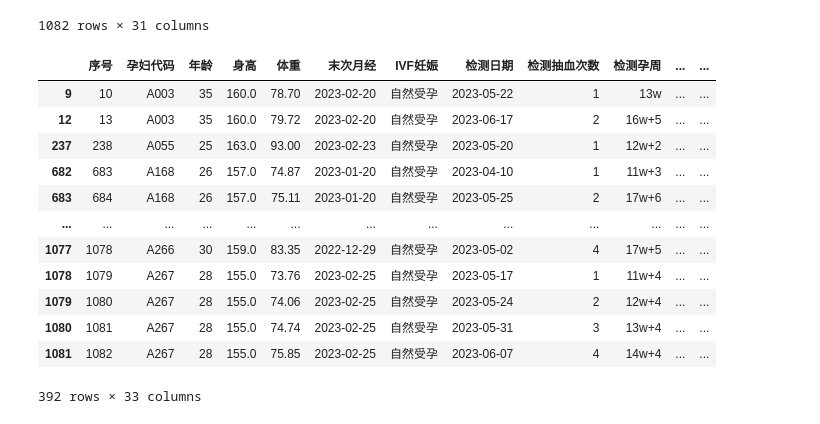
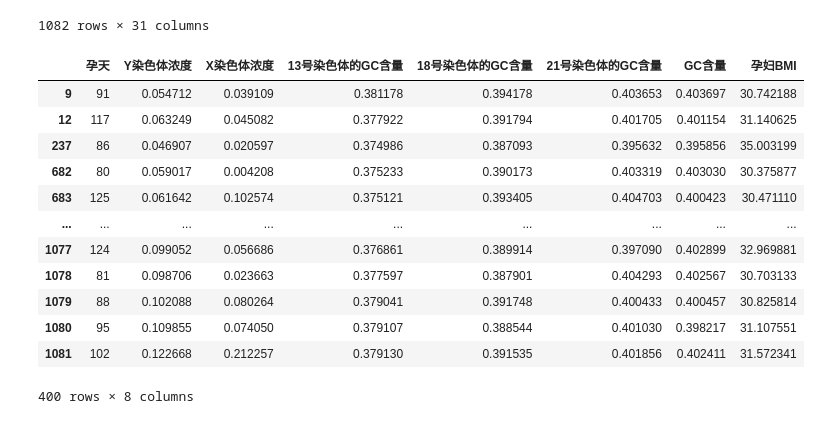
Before and after one commit to YichenShen0103/CUMCM-25C, a Jupyter notebook: data_explore.ipynb, the cells around one changed output. Saved outputs shown, nothing was run; the diff lists cells and outputs as text; code cells hidden in the pictures.

```diff
--- a/data_explore.ipynb
+++ b/data_explore.ipynb
@@ -36,44 +40,50 @@ data
 # %%
 weeks_days = data["检测孕周"].str.split(r"[wW]", expand=True)
 data["孕天"] = weeks_days[0].astype(int) * 7 + weeks_days[1].fillna("0").replace("", "0").astype(int)
 
 # data = data[(0.4 <= data["GC含量"]) & (data["GC含量"] <= 0.6)]
 
 data["检测日期"] = pd.to_datetime(data["检测日期"], format="%Y%m%d")
 data["末次月经"] = pd.to_datetime(data["末次月经"], format="%Y-%m-%d")
 data["delta_days"] = (data["检测日期"] - data["末次月经"]).dt.days - data["孕天"]
 # data = data[(data["delta_days"] >= -7) & (data["delta_days"] <= 7)]
 # data = data[abs(data["delta_days"]) <= 3]
 data = data[abs(data["delta_days"]) <= 0]
-data = data[abs(data["X染色体的Z值"]) <= 3]
-data = data[abs(data["Y染色体的Z值"]) <= 3]
-data = data[abs(data["18号染色体的Z值"]) <= 3]
-data = data[abs(data["21号染色体的Z值"]) <= 3]
+# data = data[abs(data["X染色体的Z值"]) <= 3]
+# data = data[abs(data["Y染色体的Z值"]) <= 3]
+# data = data[abs(data["18号染色体的Z值"]) <= 3]
+# data = data[abs(data["21号染色体的Z值"]) <= 3]
 
 day_mean = data["孕天"].mean()
 day_std = data["孕天"].std()
 data = data[(data["孕天"] <= day_mean + 3 * day_std) & (data["孕天"] >= day_mean - 3 * day_std)]
+
+data = data[["孕天","Y染色体浓度",'X染色体浓度', '13号染色体的GC含量', '18号染色体的GC含量', '21号染色体的GC含量','GC含量', '孕妇BMI']]
+
+# data["tmp"] = data["孕妇代码"] + str(data["检测日期"])
+# data = data.groupby(["tmp"], as_index=False)[["孕天", "孕妇BMI","Y染色体浓度"]].mean()
+# data.drop_duplicates(subset=["tmp"], keep="last", inplace=True)
 
 # data["孕天"] = (data["孕天"] - day_mean) / day_std
 # data["孕妇BMI"] = (data["孕妇BMI"] - data["孕妇BMI"].mean()) / data["孕妇BMI"].std()
 # data["Y染色体浓度"] = (data["Y染色体浓度"] - data["Y染色体浓度"].mean()) / data["Y染色体浓度"].std()
 
 # data["孕天"] = (data["孕天"] - data["孕天"].min()) / (data["孕天"].max() - data["孕天"].min())
 # data["Y染色体浓度"] = (data["Y染色体浓度"] - data["Y染色体浓度"].min()) / (data["Y染色体浓度"].max() - data["Y染色体浓度"].min())
 # data["孕妇BMI"] = ( data["孕妇BMI"] - data["孕妇BMI"].min()) / (data["孕妇BMI"].max() - data["孕妇BMI"].min())
 
 data
 # %% [output]
-|  | 序号 | 孕妇代码 | 年龄 | 身高 | 体重 | 末次月经 | IVF妊娠 | 检测日期 | 检测抽血次数 | 检测孕周 | ... | ... |
-| 9 | 10 | A003 | 35 | 160.0 | 78.70 | 2023-02-20 | 自然受孕 | 2023-05-22 | 1 | 13w | ... | ... |
-| 12 | 13 | A003 | 35 | 160.0 | 79.72 | 2023-02-20 | 自然受孕 | 2023-06-17 | 2 | 16w+5 | ... | ... |
-| 237 | 238 | A055 | 25 | 163.0 | 93.00 | 2023-02-23 | 自然受孕 | 2023-05-20 | 1 | 12w+2 | ... | ... |
-| 682 | 683 | A168 | 26 | 157.0 | 74.87 | 2023-01-20 | 自然受孕 | 2023-04-10 | 1 | 11w+3 | ... | ... |
-| 683 | 684 | A168 | 26 | 157.0 | 75.11 | 2023-01-20 | 自然受孕 | 2023-05-25 | 2 | 17w+6 | ... | ... |
-| ... | ... | ... | ... | ... | ... | ... | ... | ... | ... | ... | ... | ... |
-| 1077 | 1078 | A266 | 30 | 159.0 | 83.35 | 2022-12-29 | 自然受孕 | 2023-05-02 | 4 | 17w+5 | ... | ... |
-| 1078 | 1079 | A267 | 28 | 155.0 | 73.76 | 2023-02-25 | 自然受孕 | 2023-05-17 | 1 | 11w+4 | ... | ... |
-| 1079 | 1080 | A267 | 28 | 155.0 | 74.06 | 2023-02-25 | 自然受孕 | 2023-05-24 | 2 | 12w+4 | ... | ... |
-| 1080 | 1081 | A267 | 28 | 155.0 | 74.74 | 2023-02-25 | 自然受孕 | 2023-05-31 | 3 | 13w+4 | ... | ... |
-| 1081 | 1082 | A267 | 28 | 155.0 | 75.85 | 2023-02-25 | 自然受孕 | 2023-06-07 | 4 | 14w+4 | ... | ... |
+|  | 孕天 | Y染色体浓度 | X染色体浓度 | 13号染色体的GC含量 | 18号染色体的GC含量 | 21号染色体的GC含量 | GC含量 | 孕妇BMI |
+| 9 | 91 | 0.054712 | 0.039109 | 0.381178 | 0.394178 | 0.403653 | 0.403697 | 30.742188 |
+| 12 | 117 | 0.063249 | 0.045082 | 0.377922 | 0.391794 | 0.401705 | 0.401154 | 31.140625 |
+| 237 | 86 | 0.046907 | 0.020597 | 0.374986 | 0.387093 | 0.395632 | 0.395856 | 35.003199 |
+| 682 | 80 | 0.059017 | 0.004208 | 0.375233 | 0.390173 | 0.403319 | 0.403030 | 30.375877 |
+| 683 | 125 | 0.061642 | 0.102574 | 0.375121 | 0.393405 | 0.404703 | 0.400423 | 30.471110 |
+| ... | ... | ... | ... | ... | ... | ... | ... | ... |
+| 1077 | 124 | 0.099052 | 0.056686 | 0.376861 | 0.389914 | 0.397090 | 0.402899 | 32.969881 |
+| 1078 | 81 | 0.098706 | 0.023663 | 0.377597 | 0.387901 | 0.404293 | 0.402567 | 30.703133 |
+| 1079 | 88 | 0.102088 | 0.080264 | 0.379041 | 0.391748 | 0.400433 | 0.400457 | 30.825814 |
+| 1080 | 95 | 0.109855 | 0.074050 | 0.379107 | 0.388544 | 0.401030 | 0.398217 | 31.107551 |
+| 1081 | 102 | 0.122668 | 0.212257 | 0.379130 | 0.391535 | 0.401856 | 0.402411 | 31.572341 |
-392 rows × 33 columns
+400 rows × 8 columns
```
Also changed, not shown: parts of 8 cells of this notebook.
